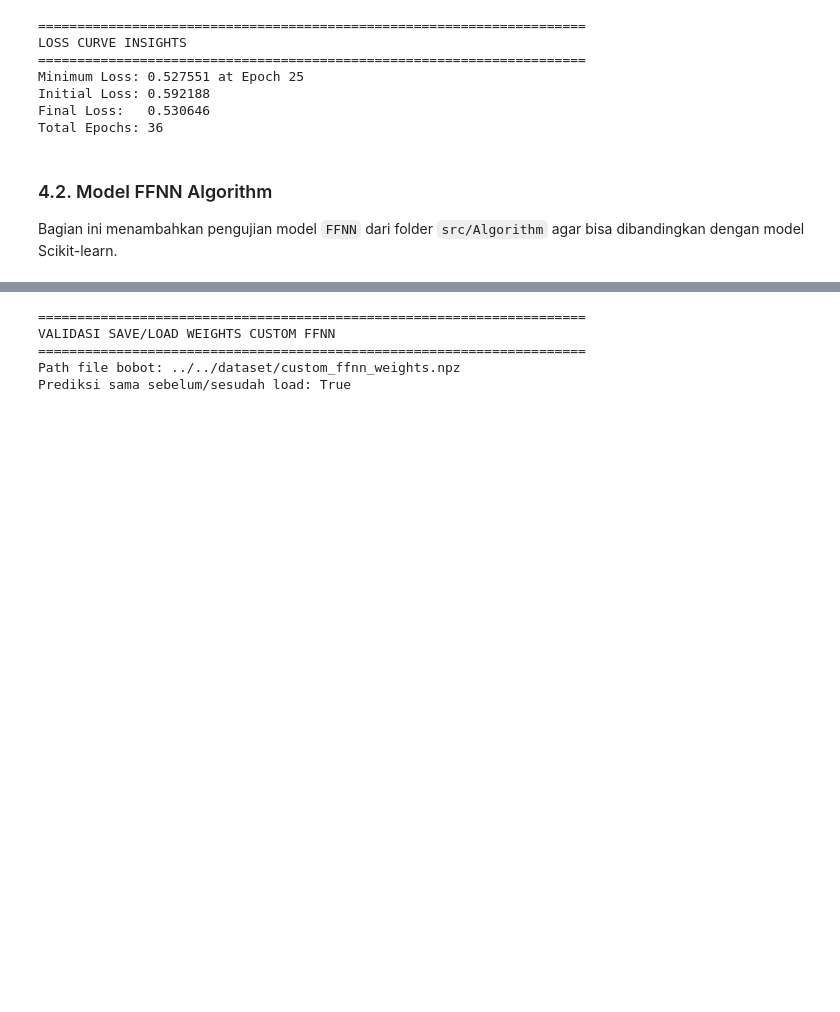
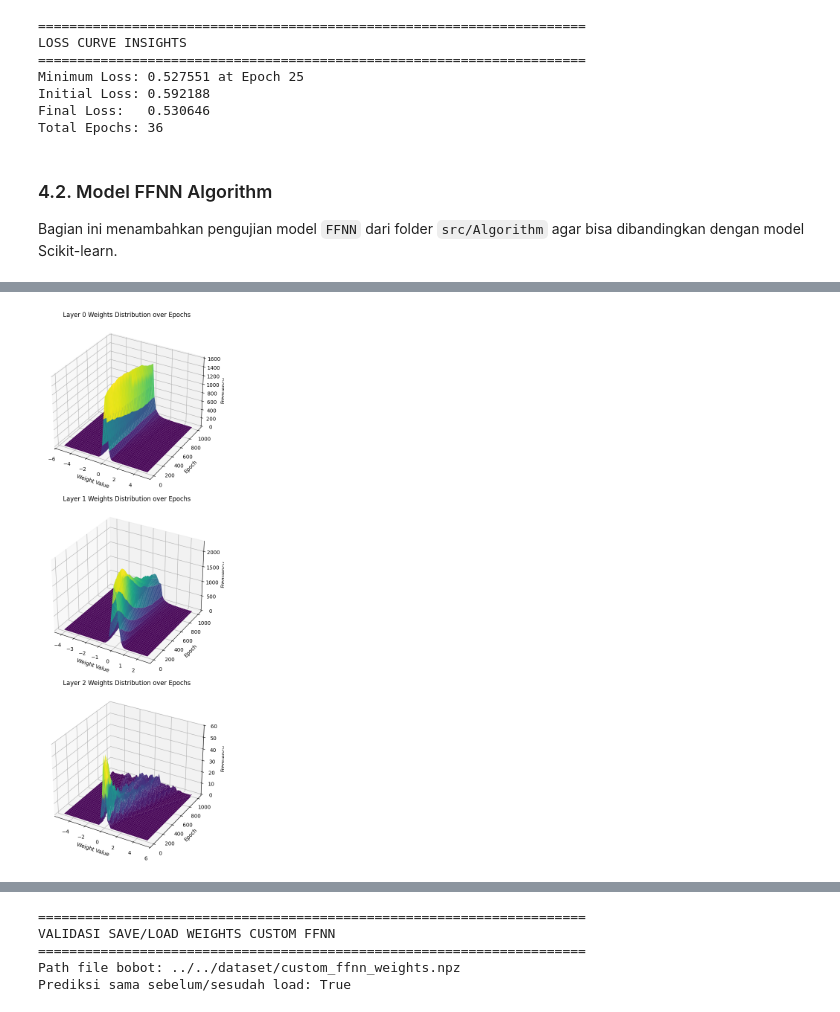
Before and after one commit to filbertengyo/IF3270_Tubes1_Machine-Love, a Jupyter notebook: src/Notebook/Tubes1.ipynb, the cells around one changed output, grey strips where cells are left out. Saved outputs shown, nothing was run; the diff lists cells and outputs as text; code cells hidden in the pictures; blank space fills up the shorter version.

```diff
--- a/src/Notebook/Tubes1.ipynb
+++ b/src/Notebook/Tubes1.ipynb
@@ -533,0 +534,4 @@ ffnn_custom.plot_loss()
+# %%
+ffnn_custom.show_weight_distribution([0, 1, 2])
+# %% [output]
+[figure, added]
```
Also changed, not shown: parts of 3 cells of this notebook, 4 other files.
